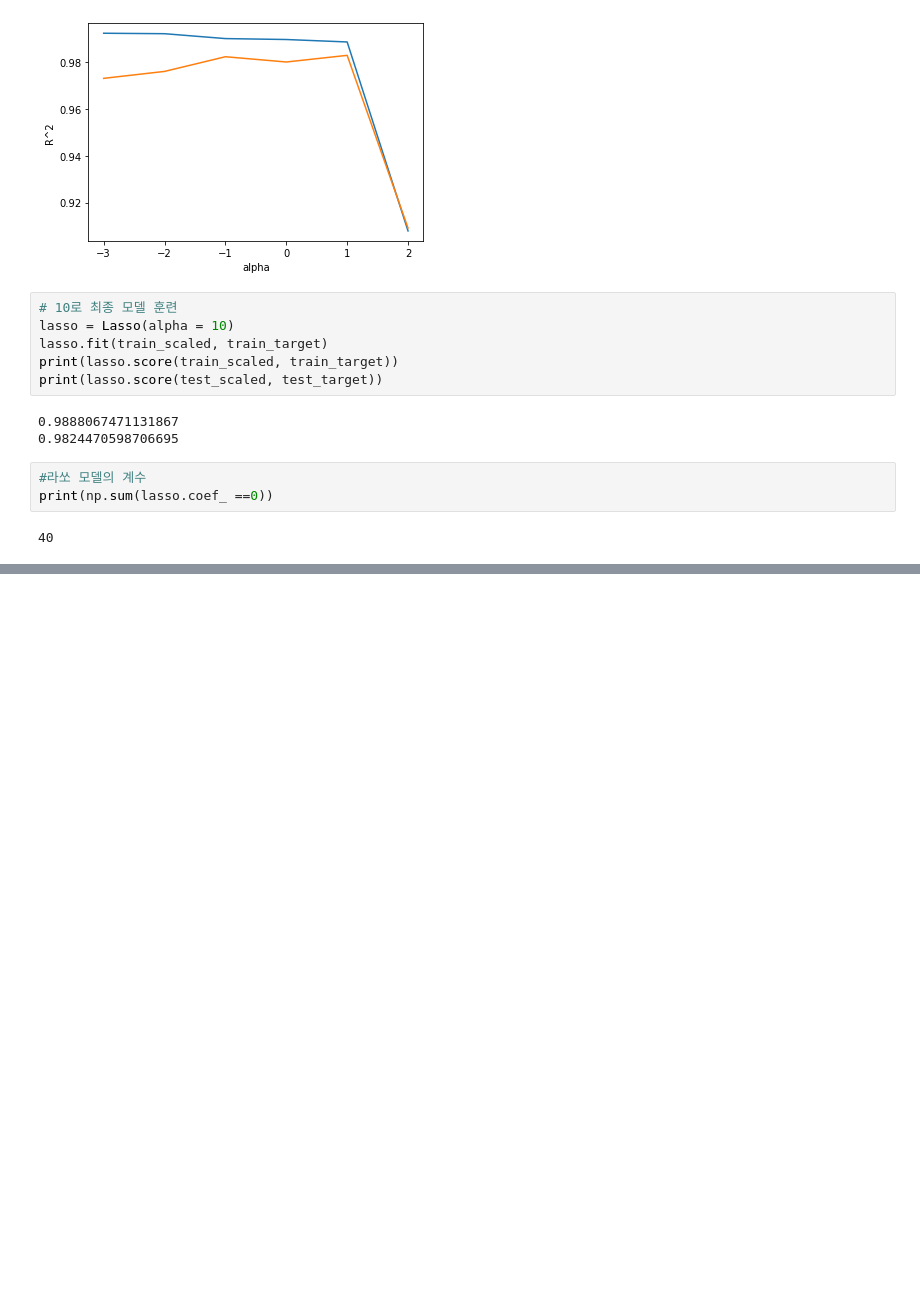
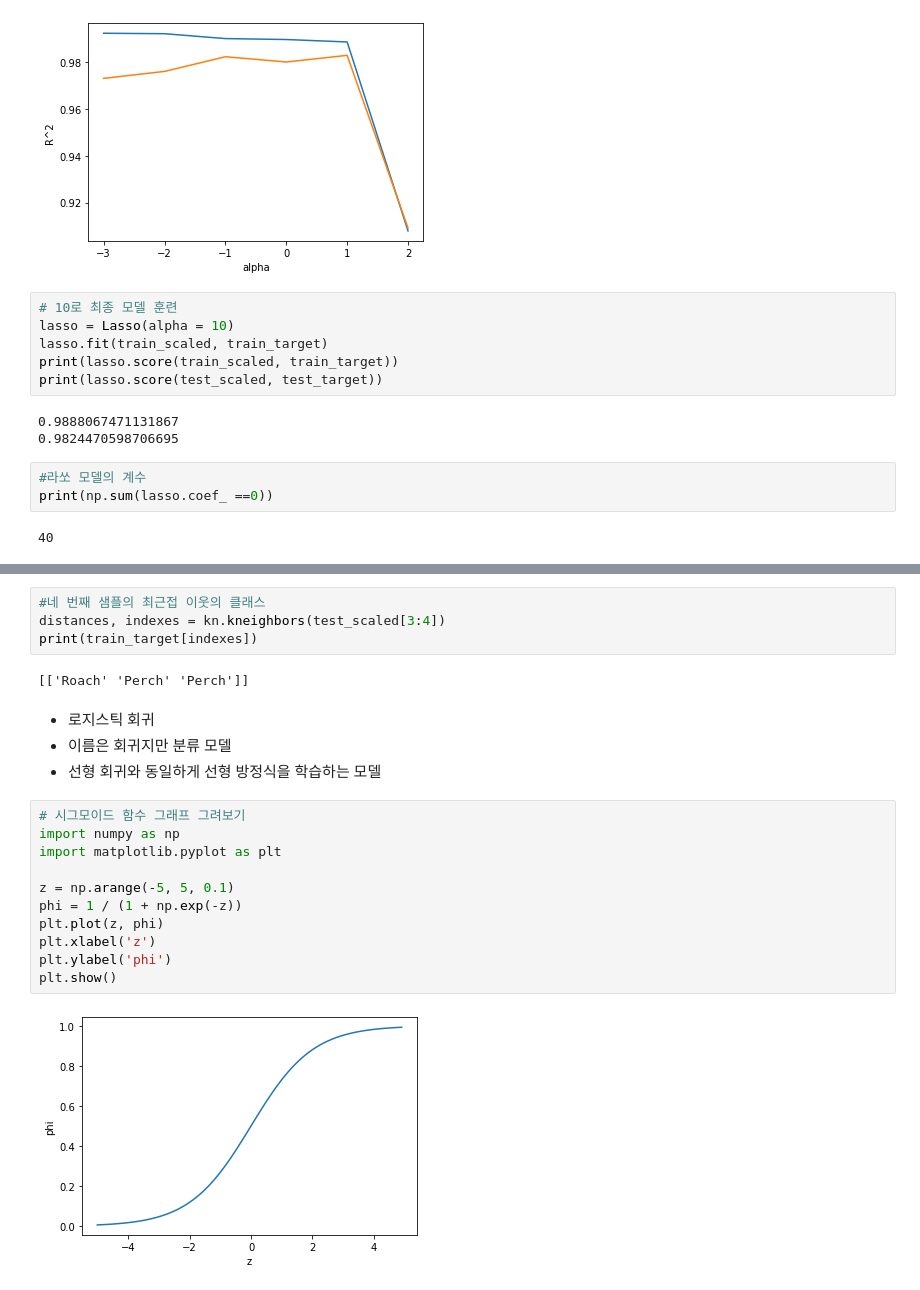
Before and after one commit to bravo-jino/Data-Science-Training, a Jupyter notebook: by_myself_ML&DL.ipynb, the cells around one changed output, grey strips where cells are left out. Cells and saved outputs as stored; diff of their text form; blank space fills up the shorter version.

Commit message:
04-1. 로지스틱 회귀

```diff
--- a/by_myself_ML&DL.ipynb
+++ b/by_myself_ML&DL.ipynb
@@ -843,0 +921,23 @@ print(np.sum(lasso.coef_ ==0))
+# %%
+#네 번째 샘플의 최근접 이웃의 클래스
+distances, indexes = kn.kneighbors(test_scaled[3:4])
+print(train_target[indexes])
+# %% [output]
+[['Roach' 'Perch' 'Perch']]
+# %% [markdown]
+* 로지스틱 회귀
+ * 이름은 회귀지만 분류 모델
+ * 선형 회귀와 동일하게 선형 방정식을 학습하는 모델
+# %%
+# 시그모이드 함수 그래프 그려보기
+import numpy as np
+import matplotlib.pyplot as plt
+
+z = np.arange(-5, 5, 0.1)
+phi = 1 / (1 + np.exp(-z))
+plt.plot(z, phi)
+plt.xlabel('z')
+plt.ylabel('phi')
+plt.show()
+# %% [output]
+[figure, added]
```
Also changed, not shown: parts of 20 cells of this notebook.
